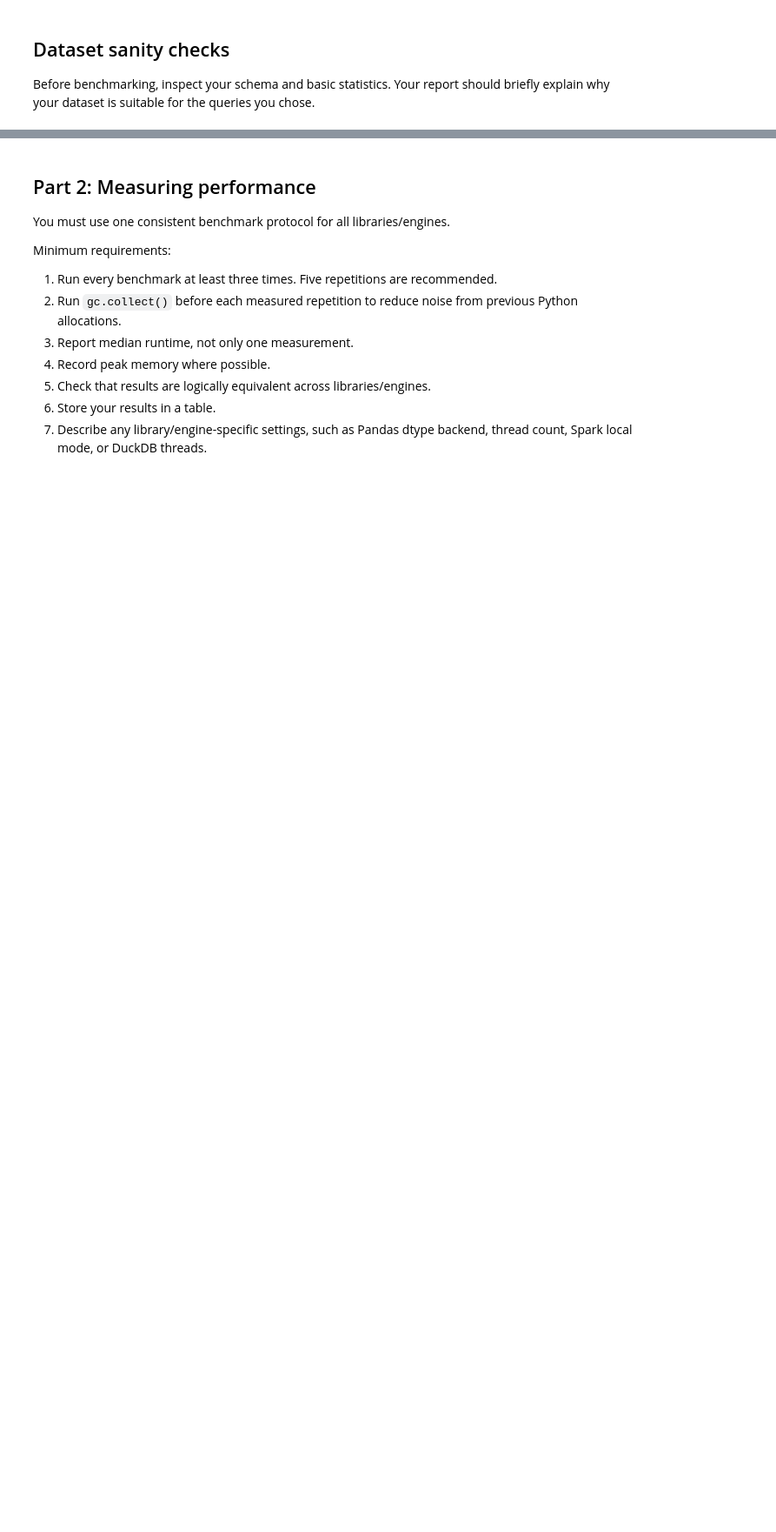
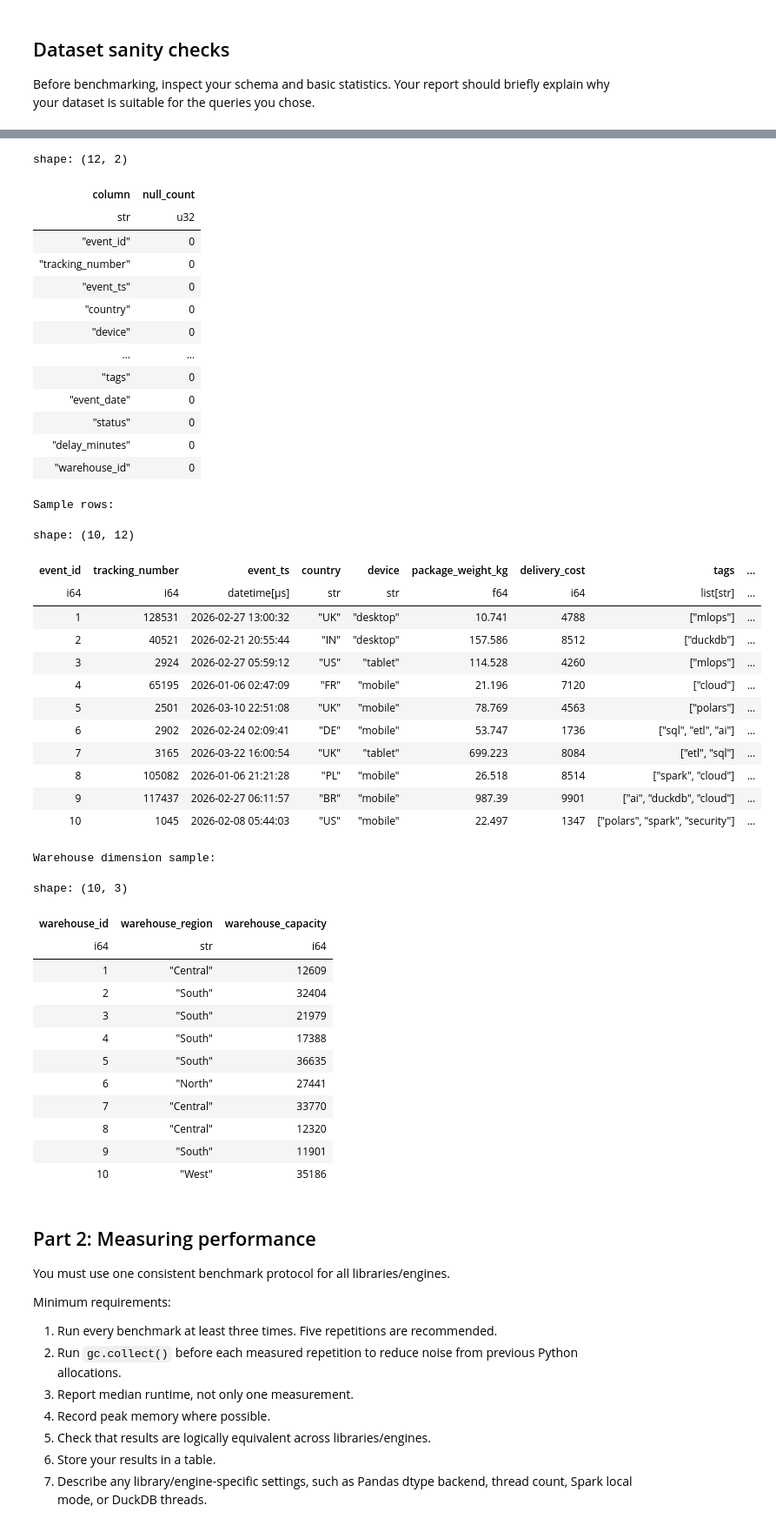
Before and after one commit to arion023/tbd-workshop-1, a Jupyter notebook: notebooks/tbd_phase_2_26L.ipynb, the cells around one changed output, grey strips where cells are left out. Shown at 87% size. Cells and saved outputs as stored; diff of their text form; code cells hidden in the pictures; blank space fills up the shorter version.

```diff
--- a/notebooks/tbd_phase_2_26L.ipynb
+++ b/notebooks/tbd_phase_2_26L.ipynb
@@ -471,0 +507,26 @@ shape: (1, 3)
+# %%
+print("Columns:")
+print(df_events.columns)
+
+print("\nStatus distribution:")
+display(
+    df_events
+    .group_by("status")
+    .agg(pl.len().alias("count"))
+    .with_columns((pl.col("count") / df_events.height * 100).round(2).alias("percent"))
+    .sort("count", descending=True)
+)
+
+print("\nNull counts:")
+display(
+    df_events
+    .null_count()
+    .transpose(include_header=True, header_name="column", column_names=["null_count"])
+)
+
+print("\nSample rows:")
+display(df_events.head(10))
+
+print("\nWarehouse dimension sample:")
+display(df_dim.head(10))
+# %% [output]
@@ -472,3 +546,45 @@ shape: (1, 3)
+shape: (12, 2)
+| column | null_count |
+| str | u32 |
+| "event_id" | 0 |
+| "tracking_number" | 0 |
+| "event_ts" | 0 |
+| "country" | 0 |
+| "device" | 0 |
+| … | … |
+| "tags" | 0 |
+| "event_date" | 0 |
+| "status" | 0 |
+| "delay_minutes" | 0 |
+| "warehouse_id" | 0 |
+Sample rows:
+shape: (10, 12)
+| event_id | tracking_number | event_ts | country | device | package_weight_kg | delivery_cost | tags | ... |
+| i64 | i64 | datetime[μs] | str | str | f64 | i64 | list[str] | ... |
+| 1 | 128531 | 2026-02-27 13:00:32 | "UK" | "desktop" | 10.741 | 4788 | ["mlops"] | ... |
+| 2 | 40521 | 2026-02-21 20:55:44 | "IN" | "desktop" | 157.586 | 8512 | ["duckdb"] | ... |
+| 3 | 2924 | 2026-02-27 05:59:12 | "US" | "tablet" | 114.528 | 4260 | ["mlops"] | ... |
+| 4 | 65195 | 2026-01-06 02:47:09 | "FR" | "mobile" | 21.196 | 7120 | ["cloud"] | ... |
+| 5 | 2501 | 2026-03-10 22:51:08 | "UK" | "mobile" | 78.769 | 4563 | ["polars"] | ... |
+| 6 | 2902 | 2026-02-24 02:09:41 | "DE" | "mobile" | 53.747 | 1736 | ["sql", "etl", "ai"] | ... |
+| 7 | 3165 | 2026-03-22 16:00:54 | "UK" | "tablet" | 699.223 | 8084 | ["etl", "sql"] | ... |
+| 8 | 105082 | 2026-01-06 21:21:28 | "PL" | "mobile" | 26.518 | 8514 | ["spark", "cloud"] | ... |
+| 9 | 117437 | 2026-02-27 06:11:57 | "BR" | "mobile" | 987.39 | 9901 | ["ai", "duckdb", "cloud"] | ... |
+| 10 | 1045 | 2026-02-08 05:44:03 | "US" | "mobile" | 22.497 | 1347 | ["polars", "spark", "security"] | ... |
+Warehouse dimension sample:
+shape: (10, 3)
+| warehouse_id | warehouse_region | warehouse_capacity |
+| i64 | str | i64 |
+| 1 | "Central" | 12609 |
+| 2 | "South" | 32404 |
+| 3 | "South" | 21979 |
+| 4 | "South" | 17388 |
+| 5 | "South" | 36635 |
+| 6 | "North" | 27441 |
+| 7 | "Central" | 33770 |
+| 8 | "Central" | 12320 |
+| 9 | "South" | 11901 |
+| 10 | "West" | 35186 |
 # %% [markdown]
 ## Part 2: Measuring performance
 
```
Also changed, not shown: parts of 59 cells of this notebook, 4 other files.
